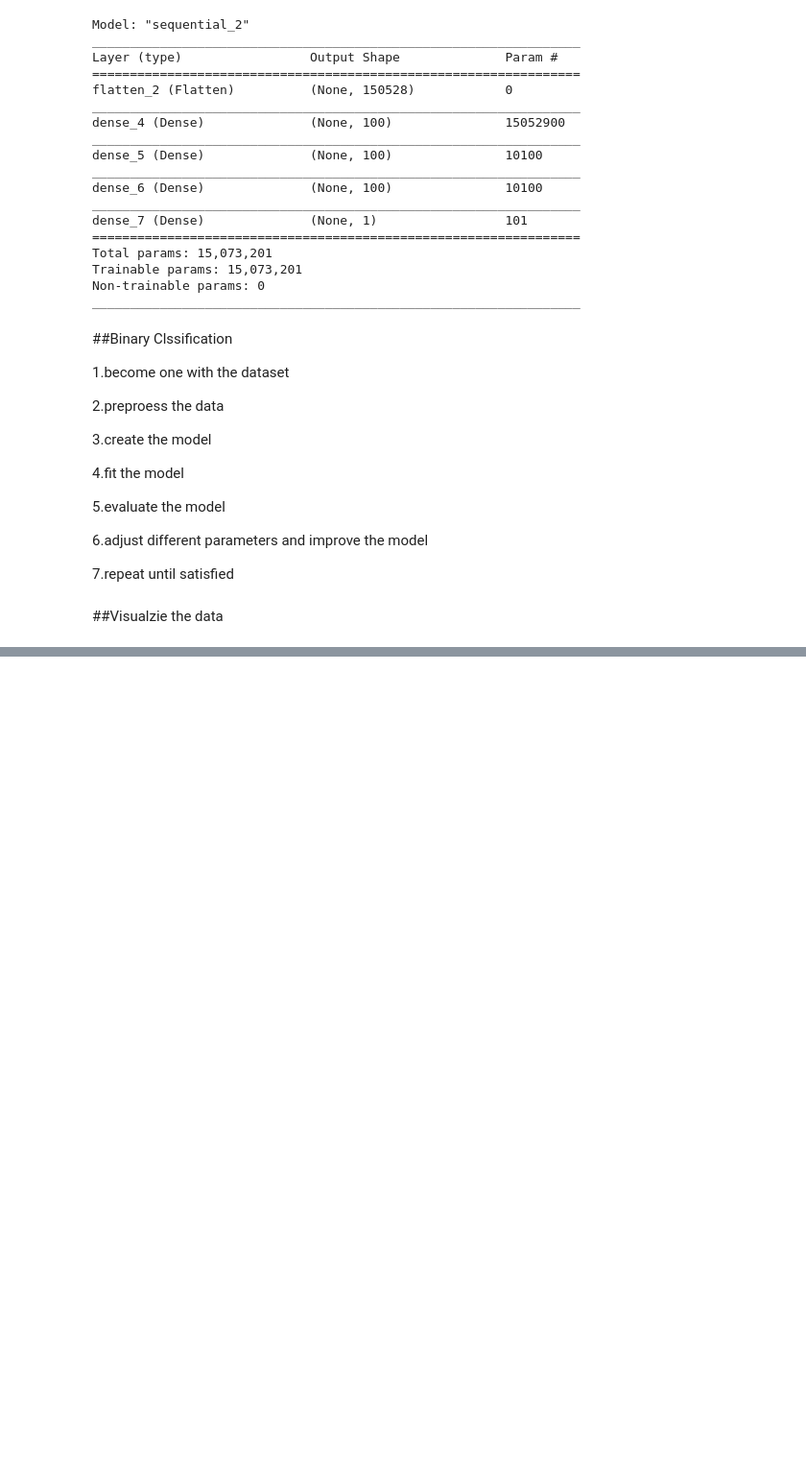
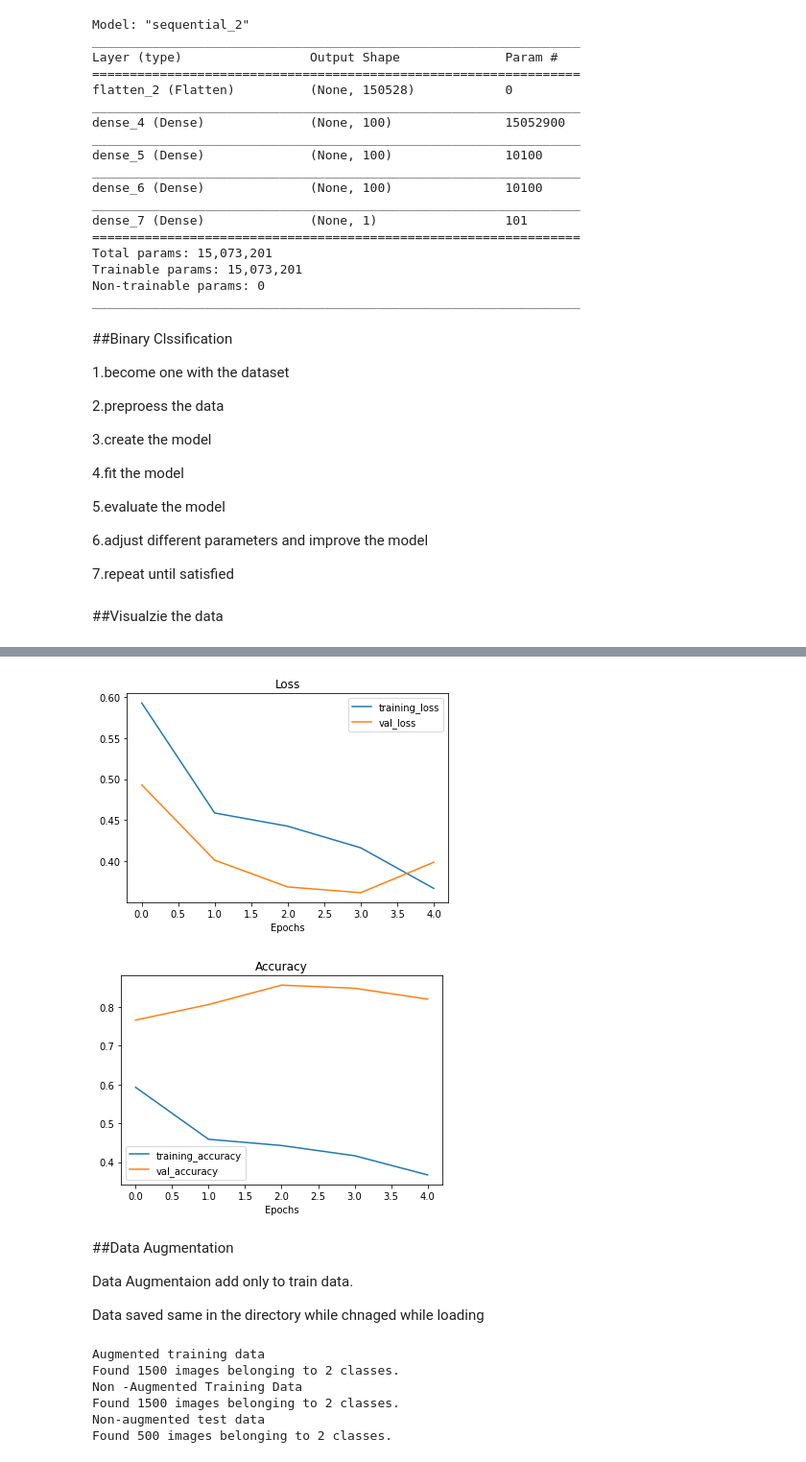
Before and after one commit to PasinduUkwatta/TensorFlow--Practise, a Jupyter notebook: 03_Introduction__to_Computer_Vision.ipynb, the cells around one changed output, grey strips where cells are left out. Shown at 96% size. Cells and saved outputs as stored; diff of their text form; code cells hidden in the pictures; blank space fills up the shorter version.

```diff
--- a/03_Introduction__to_Computer_Vision.ipynb
+++ b/03_Introduction__to_Computer_Vision.ipynb
@@ -412,0 +430,11 @@ Image shape : (512, 307, 3)
+# %%
+#loading the image data from directory
+train_data=train_datagen.flow_from_directory(directory=train_dir,
+                                             target_size=(224,224),
+                                             class_mode="binary",
+                                             batch_size=32)
+
+test_data=test_datagen.flow_from_directory(directory=test_dir,
+                                           target_size=(224,224),
+                                           class_mode="binary",
+                                           batch_size=32)
@@ -412,0 +617,24 @@ Image shape : (512, 307, 3)
+# %%
+#crate the model
+model_5 =Sequential([
+                     Conv2D(10,3,activation="relu",input_shape=(224,224,3)),
+                     MaxPool2D(pool_size=2),
+                     Conv2D(10,3,activation="relu"),
+                     MaxPool2D(),
+                     Conv2D(10,3,activation="relu"),
+                     MaxPool2D(),
+                     Flatten(),
+                     Dense(1,activation="sigmoid")
+])
+# %%
+#compile the model
+model_5.compile(loss="binary_crossentropy",
+                optimizer=Adam(),
+                metrics=["accuracy"])
+# %%
+#fit the model
+history_5 =model_5.fit(train_data,
+                       epochs=5,
+                       steps_per_epoch=len(train_data),
+                       validation_data=test_data,
+                       validation_steps=len(test_data))
@@ -412,0 +694,11 @@ Image shape : (512, 307, 3)
+# %%
+plot_loss_curve(history_5)
+# %% [output]
+[figure, added]
+[figure, added]
+# %% [markdown]
+##Data Augmentation
+
+Data Augmentaion add only to train data.
+
+Data saved same in the directory while chnaged while loading
@@ -412,0 +720,33 @@ Image shape : (512, 307, 3)
+# %%
+#import data aygmented it from training directory
+print("Augmented training data")
+
+train_datagen_augmented=train_datagen_augmented.flow_from_directory(train_dir,
+                                                                    target_size=(224,224),
+                                                                    batch_size=32,
+                                                                    class_mode="binary",
+                                                                    shuffle =False)
+
+#create non augmented train data
+print("Non -Augmented Training Data")
+train_data=train_datagen.flow_from_directory(train_dir,
+                                            target_size=(224,224),
+                                            batch_size=32,
+                                            class_mode="binary",
+                                            shuffle =False)
+IMG_SIZE=(224,224)
+
+#craete testdata batches
+print("Non-augmented test data")
+test_data=test_datagen.flow_from_directory(test_dir,
+                                            target_size=IMG_SIZE,
+                                            batch_size=32,
+                                            class_mode="binary",
+                                            shuffle =False)
+# %% [output]
+Augmented training data
+Found 1500 images belonging to 2 classes.
+Non -Augmented Training Data
+Found 1500 images belonging to 2 classes.
+Non-augmented test data
+Found 500 images belonging to 2 classes.
```
Also changed, not shown: parts of 108 cells of this notebook.
